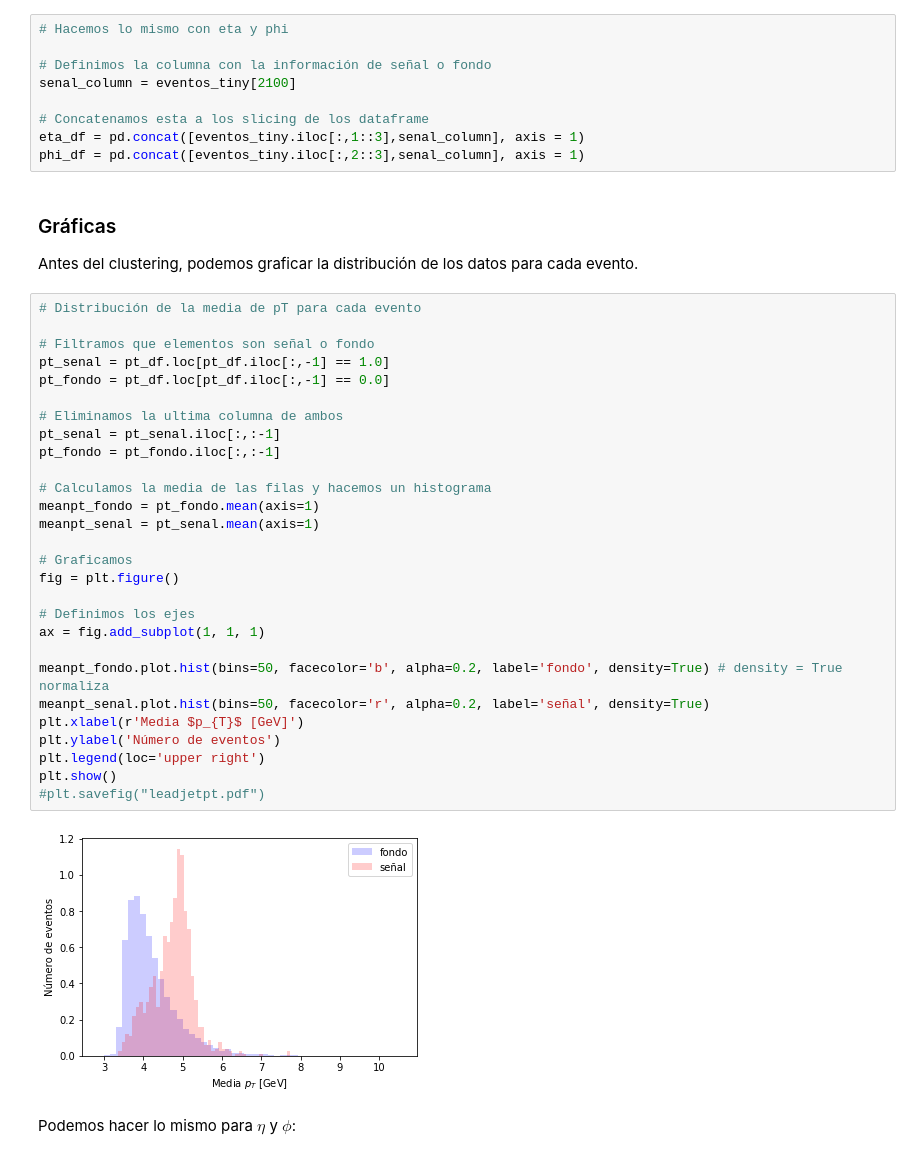
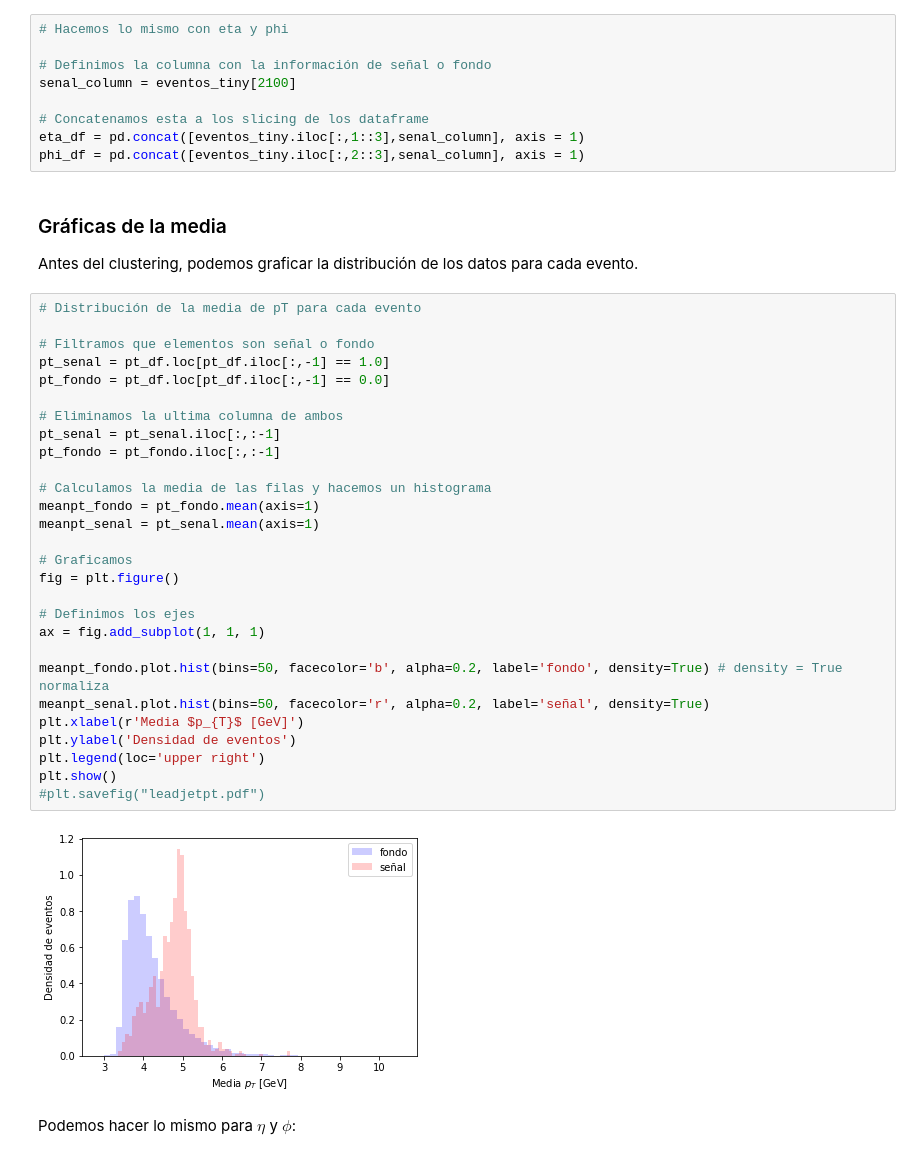
Before and after one commit to marianaiv/tesis_grado_UCV, a Jupyter notebook: Analisis/Analisis_datos_RD.ipynb, the cells around one changed output. Saved outputs shown, nothing was run; the diff lists cells and outputs as text.

```diff
--- a/Analisis/Analisis_datos_RD.ipynb
+++ b/Analisis/Analisis_datos_RD.ipynb
@@ -186,39 +197,39 @@ senal_column = eventos_tiny[2100]
 eta_df = pd.concat([eventos_tiny.iloc[:,1::3],senal_column], axis = 1)
 phi_df = pd.concat([eventos_tiny.iloc[:,2::3],senal_column], axis = 1)
 # %% [markdown]
-### Gráficas
+### Gráficas de la media
 
 Antes del clustering, podemos graficar la distribución de los datos para cada evento.
 # %%
 # Distribución de la media de pT para cada evento
 
 # Filtramos que elementos son señal o fondo
 pt_senal = pt_df.loc[pt_df.iloc[:,-1] == 1.0]
 pt_fondo = pt_df.loc[pt_df.iloc[:,-1] == 0.0]
 
 # Eliminamos la ultima columna de ambos
 pt_senal = pt_senal.iloc[:,:-1]
 pt_fondo = pt_fondo.iloc[:,:-1]
 
 # Calculamos la media de las filas y hacemos un histograma
 meanpt_fondo = pt_fondo.mean(axis=1)
 meanpt_senal = pt_senal.mean(axis=1)
 
 # Graficamos
 fig = plt.figure()
 
 # Definimos los ejes
 ax = fig.add_subplot(1, 1, 1)
 
 meanpt_fondo.plot.hist(bins=50, facecolor='b', alpha=0.2, label='fondo', density=True) # density = True normaliza
 meanpt_senal.plot.hist(bins=50, facecolor='r', alpha=0.2, label='señal', density=True)
 plt.xlabel(r'Media $p_{T}$ [GeV]')
-plt.ylabel('Número de eventos')
+plt.ylabel('Densidad de eventos')
 plt.legend(loc='upper right')
 plt.show()
 #plt.savefig("leadjetpt.pdf")
 # %% [output]
-[figure, old version]
+[figure, new version]
 # %% [markdown]
 Podemos hacer lo mismo para $\eta$ y $\phi$:
 # %%
```
Also changed, not shown: parts of 21 cells of this notebook.
